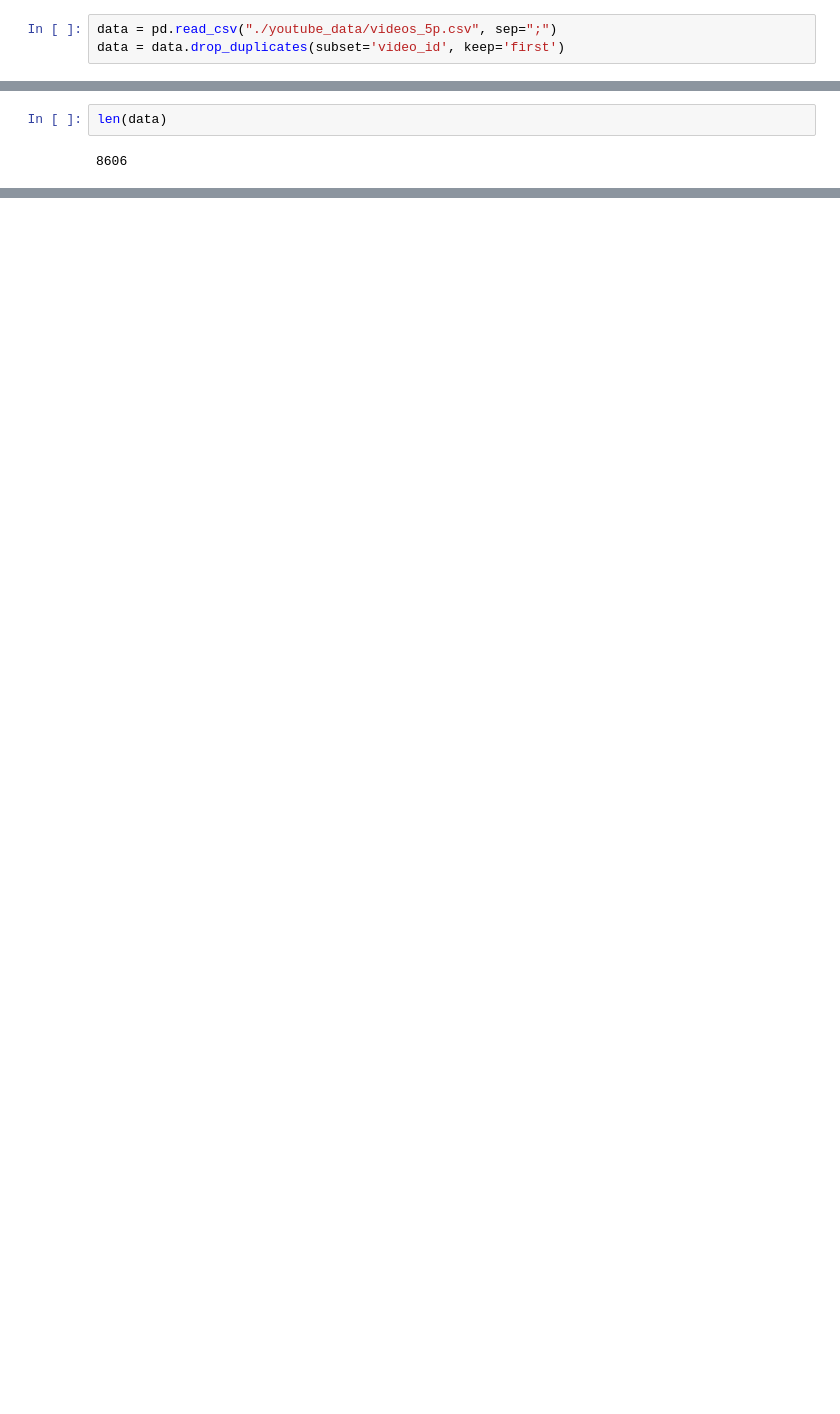
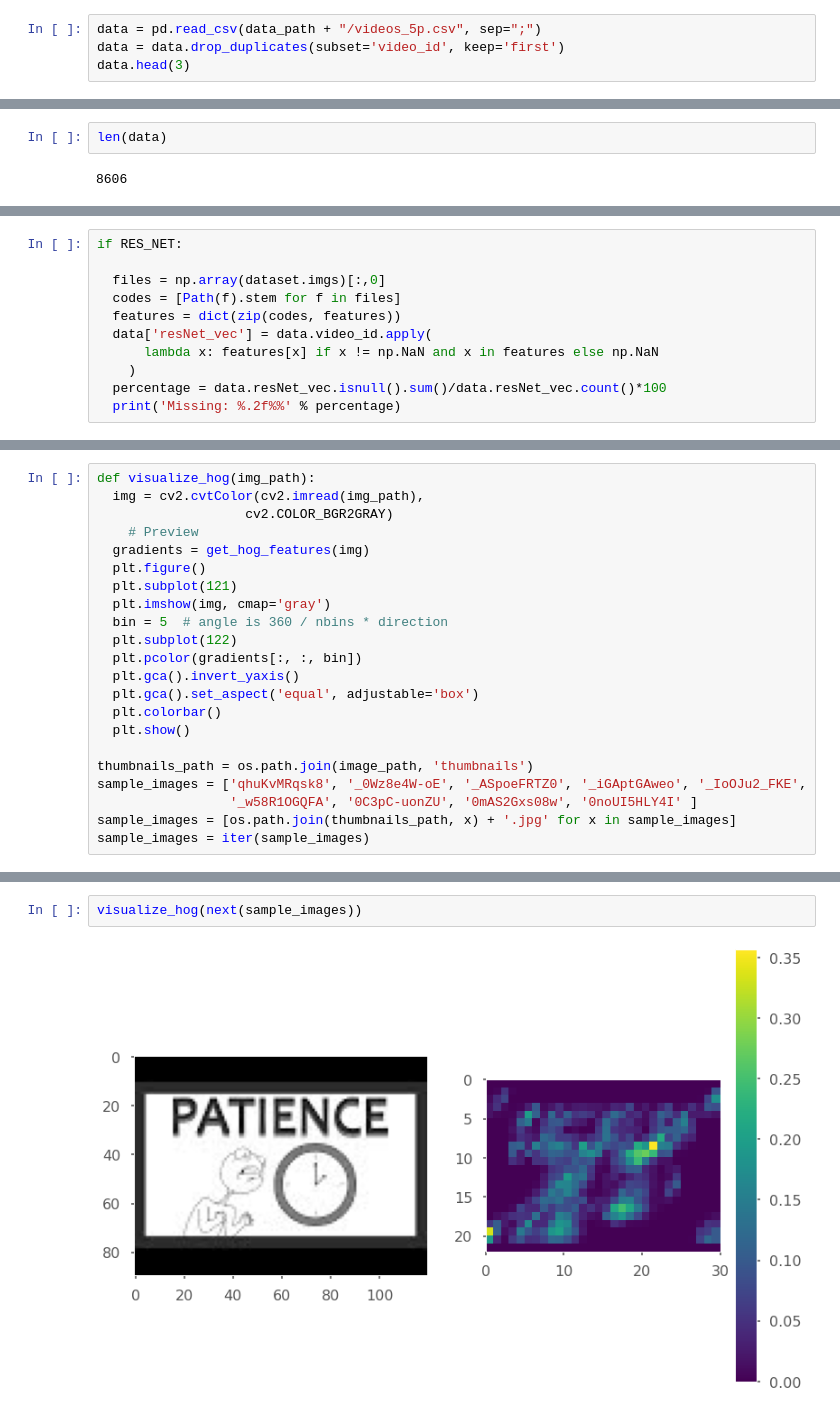
Before and after one commit to marrry/PED_YT, a Jupyter notebook: Checkpoint2.ipynb, the cells around one changed output, grey strips where cells are left out. Cells and saved outputs as stored; diff of their text form; blank space fills up the shorter version.

```diff
--- a/Checkpoint2.ipynb
+++ b/Checkpoint2.ipynb
@@ -25,3 +126,4 @@ W tej części projektu będziemy zajmować się miniaturami dla filmów. Jako
 # %%
-data = pd.read_csv("./youtube_data/videos_5p.csv", sep=";")
+data = pd.read_csv(data_path + "/videos_5p.csv", sep=";")
 data = data.drop_duplicates(subset='video_id', keep='first')
+data.head(3)
@@ -77,0 +289,11 @@ Brak zdjęcia nie jest powiązany z atrybutem `video_error_or_removed`.
+# %%
+if RES_NET:
+
+  files = np.array(dataset.imgs)[:,0]
+  codes = [Path(f).stem for f in files]
+  features = dict(zip(codes, features))
+  data['resNet_vec'] = data.video_id.apply(
+      lambda x: features[x] if x != np.NaN and x in features else np.NaN
+    )
+  percentage = data.resNet_vec.isnull().sum()/data.resNet_vec.count()*100
+  print('Missing: %.2f%%' % percentage)
@@ -77,0 +430,22 @@ Brak zdjęcia nie jest powiązany z atrybutem `video_error_or_removed`.
+# %%
+def visualize_hog(img_path):
+  img = cv2.cvtColor(cv2.imread(img_path),
+                   cv2.COLOR_BGR2GRAY)
+    # Preview
+  gradients = get_hog_features(img)
+  plt.figure()
+  plt.subplot(121)
+  plt.imshow(img, cmap='gray')
+  bin = 5  # angle is 360 / nbins * direction
+  plt.subplot(122)
+  plt.pcolor(gradients[:, :, bin])
+  plt.gca().invert_yaxis()
+  plt.gca().set_aspect('equal', adjustable='box')
+  plt.colorbar()
+  plt.show()
+
+thumbnails_path = os.path.join(image_path, 'thumbnails')
+sample_images = ['qhuKvMRqsk8', '_0Wz8e4W-oE', '_ASpoeFRTZ0', '_iGAptGAweo', '_IoOJu2_FKE',
+                 '_w58R1OGQFA', '0C3pC-uonZU', '0mAS2Gxs08w', '0noUI5HLY4I' ]
+sample_images = [os.path.join(thumbnails_path, x) + '.jpg' for x in sample_images]
+sample_images = iter(sample_images)
@@ -77,0 +468,4 @@ Brak zdjęcia nie jest powiązany z atrybutem `video_error_or_removed`.
+# %%
+visualize_hog(next(sample_images))
+# %% [output]
+[figure, added]
```
Also changed, not shown: parts of 119 cells of this notebook.
